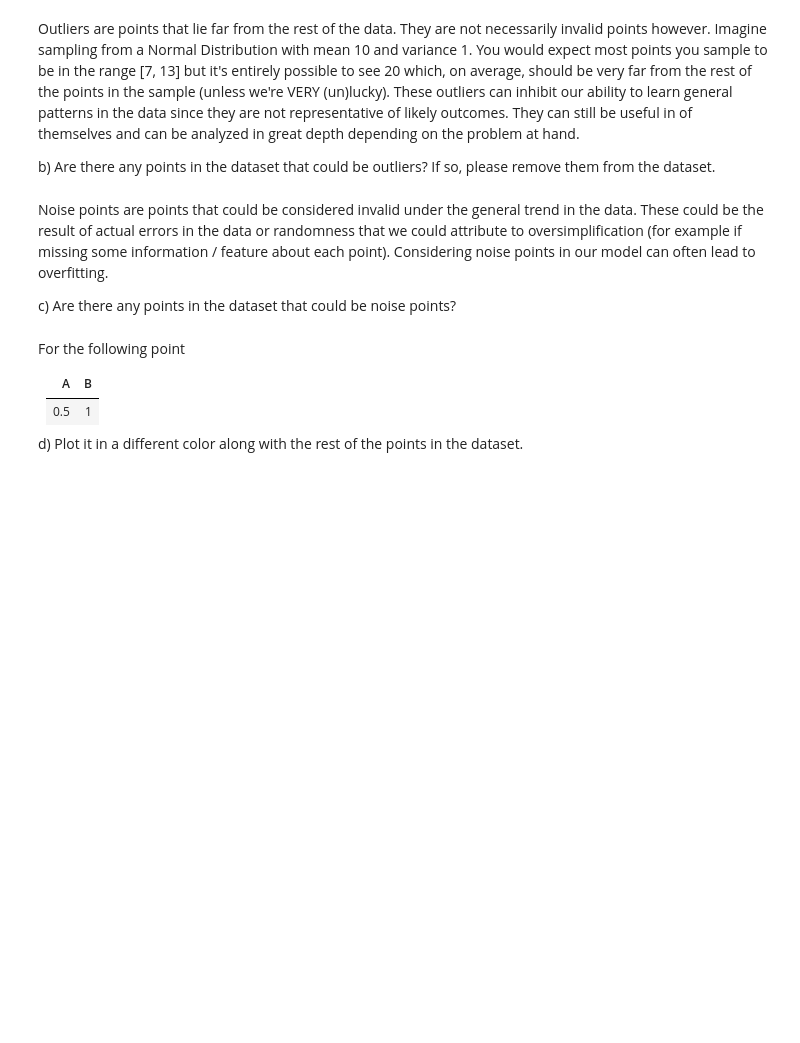
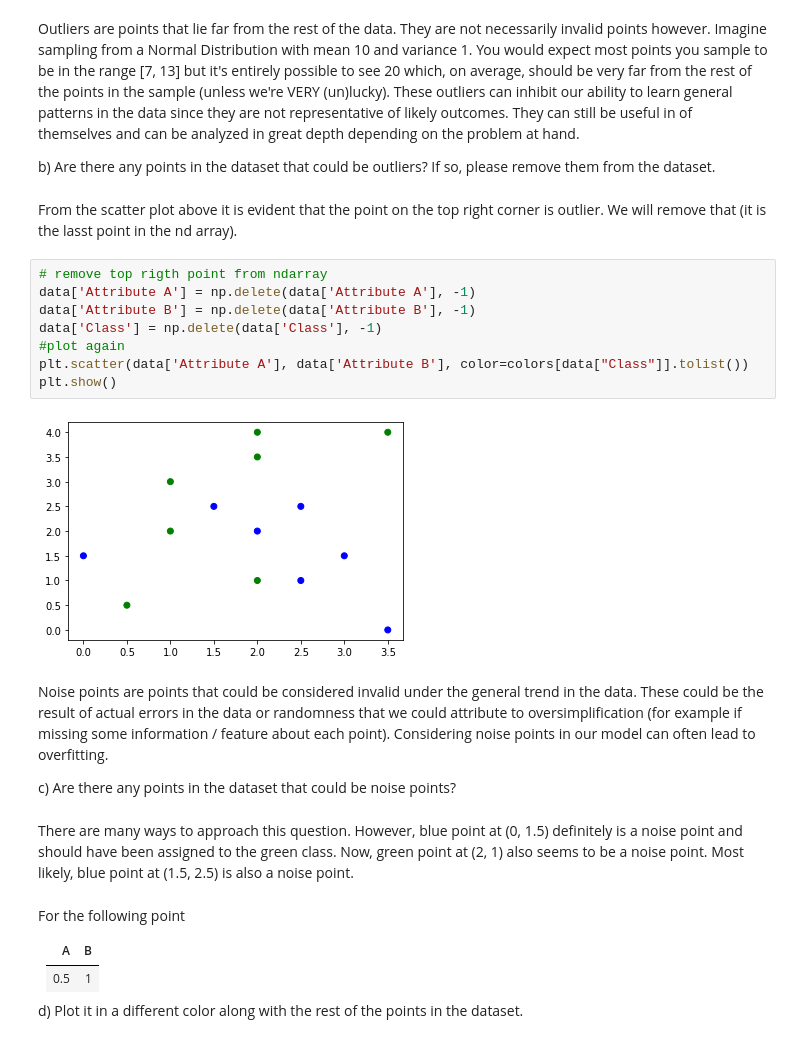
Before and after one commit to tnikas/Data-Science-Fundamentals, a Jupyter notebook: lecture_12/worksheet_12.ipynb, the cells around one changed output. Drawn from its saved outputs; the diff is of its cells as text; blank space fills up the shorter version.

```diff
--- a/lecture_12/worksheet_12.ipynb
+++ b/lecture_12/worksheet_12.ipynb
@@ -48,10 +64,24 @@ plt.show()
 Outliers are points that lie far from the rest of the data. They are not necessarily invalid points however. Imagine sampling from a Normal Distribution with mean 10 and variance 1. You would expect most points you sample to be in the range [7, 13] but it's entirely possible to see 20 which, on average, should be very far from the rest of the points in the sample (unless we're VERY (un)lucky). These outliers can inhibit our ability to learn general patterns in the data since they are not representative of likely outcomes. They can still be useful in of themselves and can be analyzed in great depth depending on the problem at hand.
 
 b) Are there any points in the dataset that could be outliers? If so, please remove them from the dataset.
+# %% [markdown]
+From the scatter plot above it is evident that the point on the top right corner is outlier. We will remove that (it is the lasst point in the nd array).
+# %%
+# remove top rigth point from ndarray
+data['Attribute A'] = np.delete(data['Attribute A'], -1)
+data['Attribute B'] = np.delete(data['Attribute B'], -1)
+data['Class'] = np.delete(data['Class'], -1)
+#plot again
+plt.scatter(data['Attribute A'], data['Attribute B'], color=colors[data["Class"]].tolist())
+plt.show()
+# %% [output]
+[figure, added]
 # %% [markdown]
 Noise points are points that could be considered invalid under the general trend in the data. These could be the result of actual errors in the data or randomness that we could attribute to oversimplification (for example if missing some information / feature about each point). Considering noise points in our model can often lead to overfitting.
 
 c) Are there any points in the dataset that could be noise points?
+# %% [markdown]
+There are many ways to approach this question. However, blue point at (0, 1.5) definitely is a noise point and should have been assigned to the green class. Now, green point at (2, 1) also seems to be a noise point. Most likely, blue point at (1.5, 2.5) is also a noise point.
 # %% [markdown]
 For the following point
 
```
Also changed, not shown: parts of 14 cells of this notebook.
